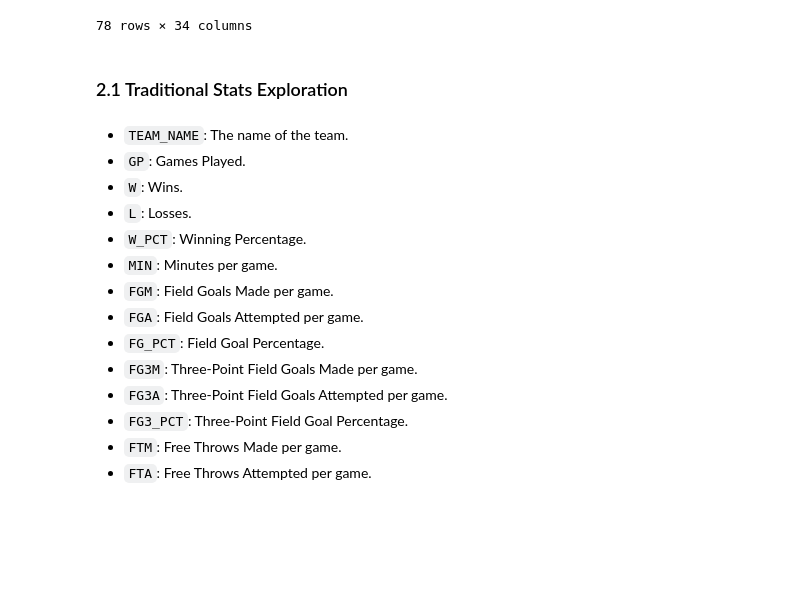
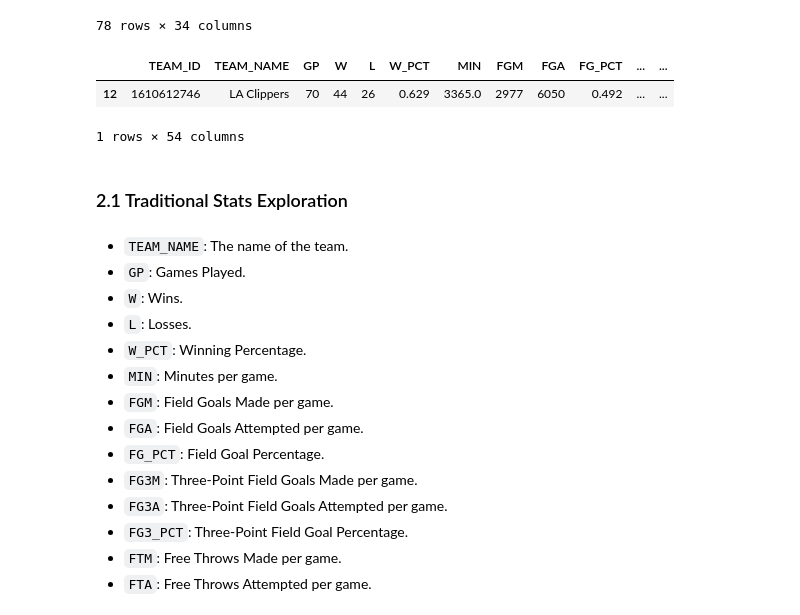
Before and after one commit to bluefish0125/Sports-Prediction, a Jupyter notebook: nba_api/data_collection.ipynb, the cells around one changed output. Drawn from its saved outputs; the diff is of its cells as text; code cells hidden in the pictures; blank space fills up the shorter version.

```diff
--- a/nba_api/data_collection.ipynb
+++ b/nba_api/data_collection.ipynb
@@ -49,6 +49,17 @@ warriors
 | 76 | 1610612744 | Golden State | Warriors | 2022-23 | 82 | 44 | 38 | 0.537 | 6 | 4 | ... |
 | 77 | 1610612744 | Golden State | Warriors | 2023-24 | 65 | 34 | 31 | 0.523 | 10 | 5 | ... |
 78 rows × 34 columns
+# %%
+# 'measure_type_detailed_defense' used for selecting for traditional or advanced
+traditional_stats_jan_2022 = leaguedashteamstats.LeagueDashTeamStats(measure_type_detailed_defense='Base',
+                                                         season='2023-24',
+                                                         season_type_all_star='Regular Season',
+                                                        ).get_data_frames()[0]         # a different set of features as recent performance
+traditional_stats_jan_2022[traditional_stats_jan_2022['TEAM_NAME'] == "LA Clippers"].head()
+# %% [output]
+|  | TEAM_ID | TEAM_NAME | GP | W | L | W_PCT | MIN | FGM | FGA | FG_PCT | ... | ... |
+| 12 | 1610612746 | LA Clippers | 70 | 44 | 26 | 0.629 | 3365.0 | 2977 | 6050 | 0.492 | ... | ... |
+1 rows × 54 columns
 # %% [markdown]
 ### 2.1 Traditional Stats Exploration <a id='2_1'></a>
 # %% [markdown]
```
Also changed, not shown: 1 other file.
